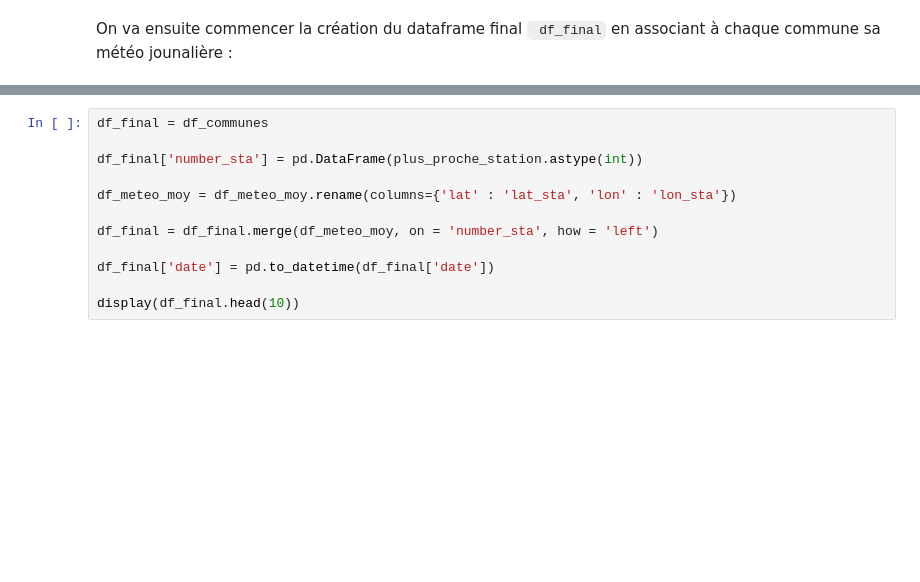
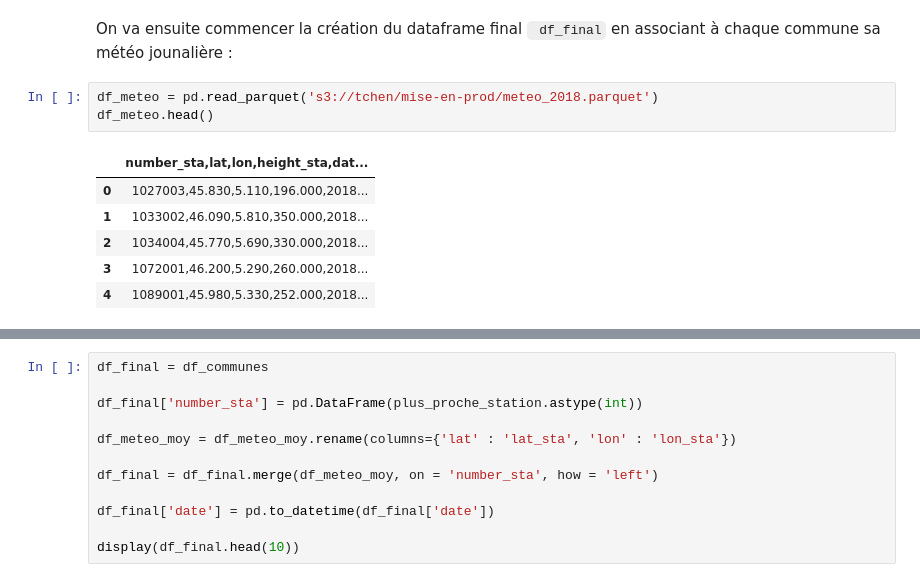
Before and after one commit to felixdechamps/mise-en-prod-3A, a Jupyter notebook: notebooks/notebookincendies.ipynb, the cells around one changed output, grey strips where cells are left out. Cells and saved outputs as stored; diff of their text form; blank space fills up the shorter version.

```diff
--- a/notebooks/notebookincendies.ipynb
+++ b/notebooks/notebookincendies.ipynb
@@ -437,3 +437,13 @@ for i in df_communes.index :
     plus_proche_station[i] = df_stations_SE.number_sta[index_min]
 # %% [markdown]
  On va ensuite commencer la création du dataframe final ` df_final` en associant à chaque commune sa météo jounalière :
+# %%
+df_meteo = pd.read_parquet('s3://tchen/mise-en-prod/meteo_2018.parquet')
+df_meteo.head()
+# %% [output]
+|  | number_sta,lat,lon,height_sta,dat... |
+| 0 | 1027003,45.830,5.110,196.000,2018... |
+| 1 | 1033002,46.090,5.810,350.000,2018... |
+| 2 | 1034004,45.770,5.690,330.000,2018... |
+| 3 | 1072001,46.200,5.290,260.000,2018... |
+| 4 | 1089001,45.980,5.330,252.000,2018... |
```
Also changed, not shown: parts of 1 cell of this notebook, 8 other files.
